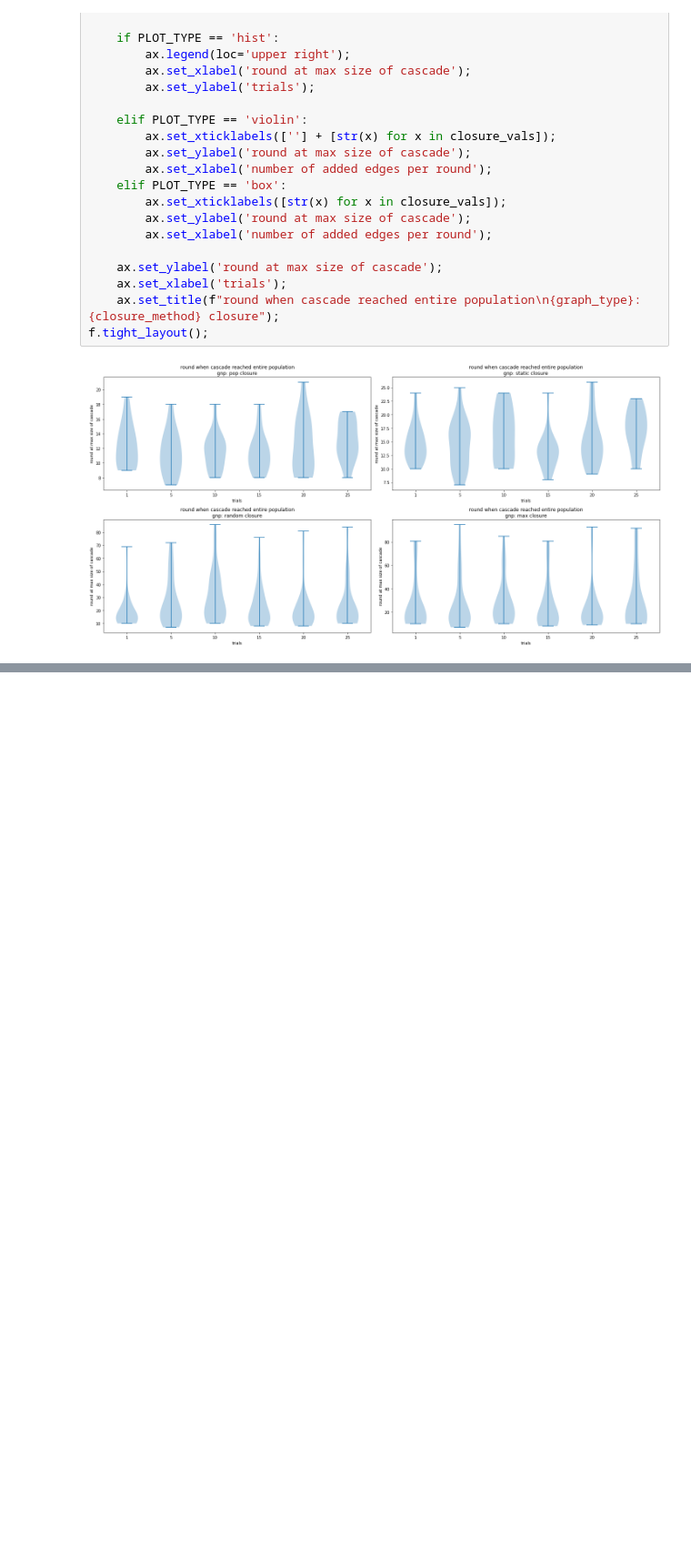
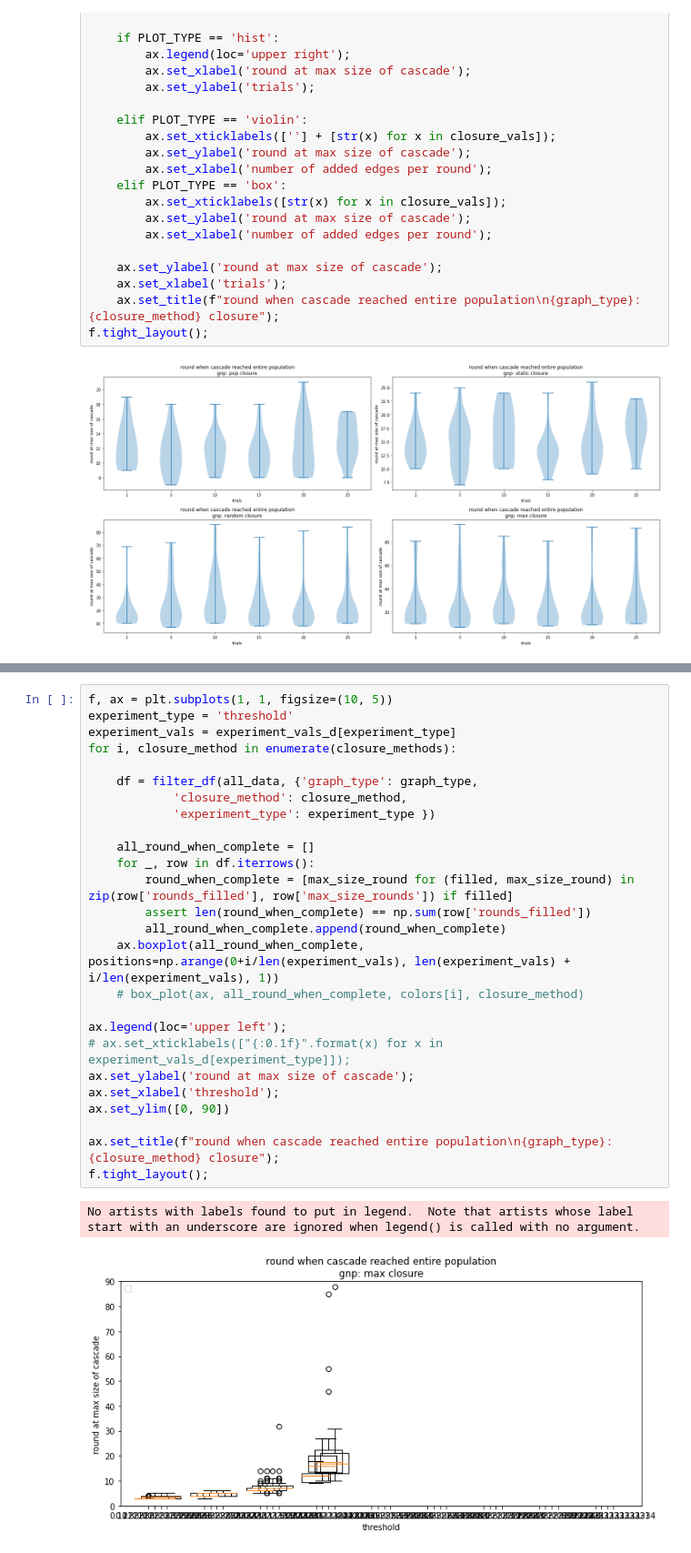
Before and after one commit to cephcyn/cornell_cs6850_triadicclosure, a Jupyter notebook: graphing.ipynb, the cells around one changed output, grey strips where cells are left out. Shown at 91% size. Drawn from its saved outputs; the diff is of its cells as text; blank space fills up the shorter version.

```diff
--- a/graphing.ipynb
+++ b/graphing.ipynb
@@ -115,0 +185,29 @@ f.tight_layout();
+# %%
+f, ax = plt.subplots(1, 1, figsize=(10, 5))
+experiment_type = 'threshold'
+experiment_vals = experiment_vals_d[experiment_type]
+for i, closure_method in enumerate(closure_methods):
+
+    df = filter_df(all_data, {'graph_type': graph_type,
+            'closure_method': closure_method,
+            'experiment_type': experiment_type })
+
+    all_round_when_complete = []
+    for _, row in df.iterrows():
+        round_when_complete = [max_size_round for (filled, max_size_round) in zip(row['rounds_filled'], row['max_size_rounds']) if filled]
+        assert len(round_when_complete) == np.sum(row['rounds_filled'])
+        all_round_when_complete.append(round_when_complete)
+    ax.boxplot(all_round_when_complete, positions=np.arange(0+i/len(experiment_vals), len(experiment_vals) + i/len(experiment_vals), 1))
+    # box_plot(ax, all_round_when_complete, colors[i], closure_method)
+
+ax.legend(loc='upper left');
+# ax.set_xticklabels(["{:0.1f}".format(x) for x in experiment_vals_d[experiment_type]]);
+ax.set_ylabel('round at max size of cascade');
+ax.set_xlabel('threshold');
+ax.set_ylim([0, 90])
+
+ax.set_title(f"round when cascade reached entire population\n{graph_type}: {closure_method} closure");
+f.tight_layout();
+# %% [output]
+No artists with labels found to put in legend.  Note that artists whose label start with an underscore are ignored when legend() is called with no argument.
+[figure, added]
```
Also changed, not shown: parts of 14 cells of this notebook.
